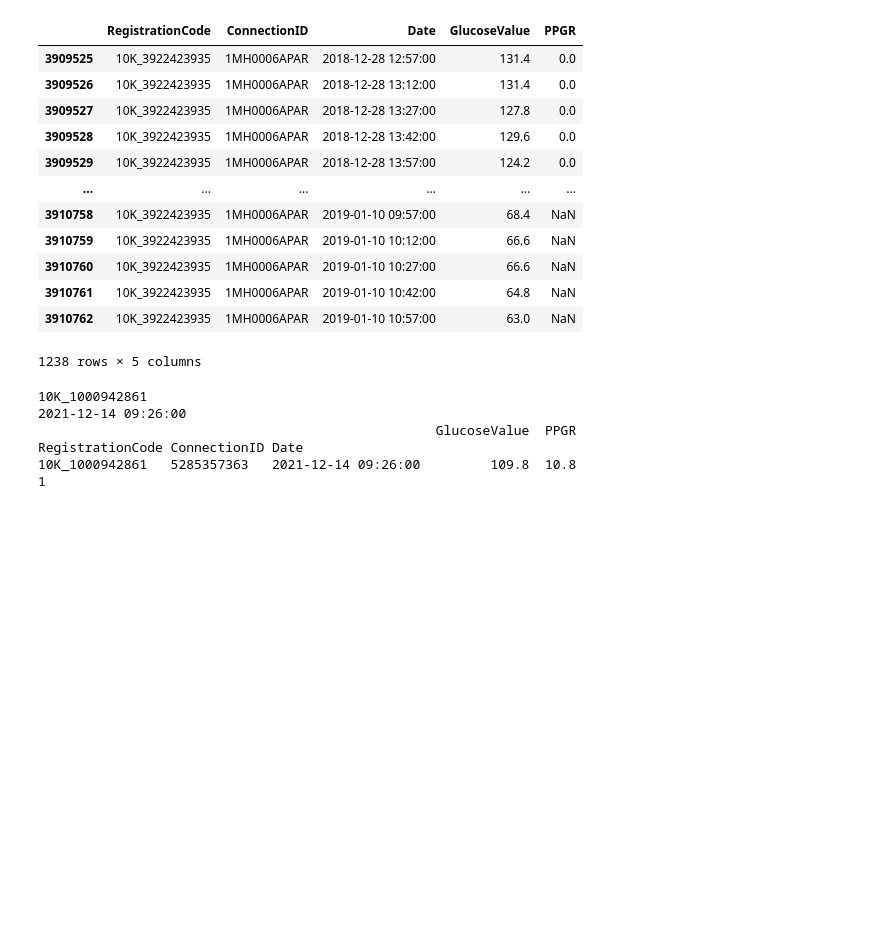
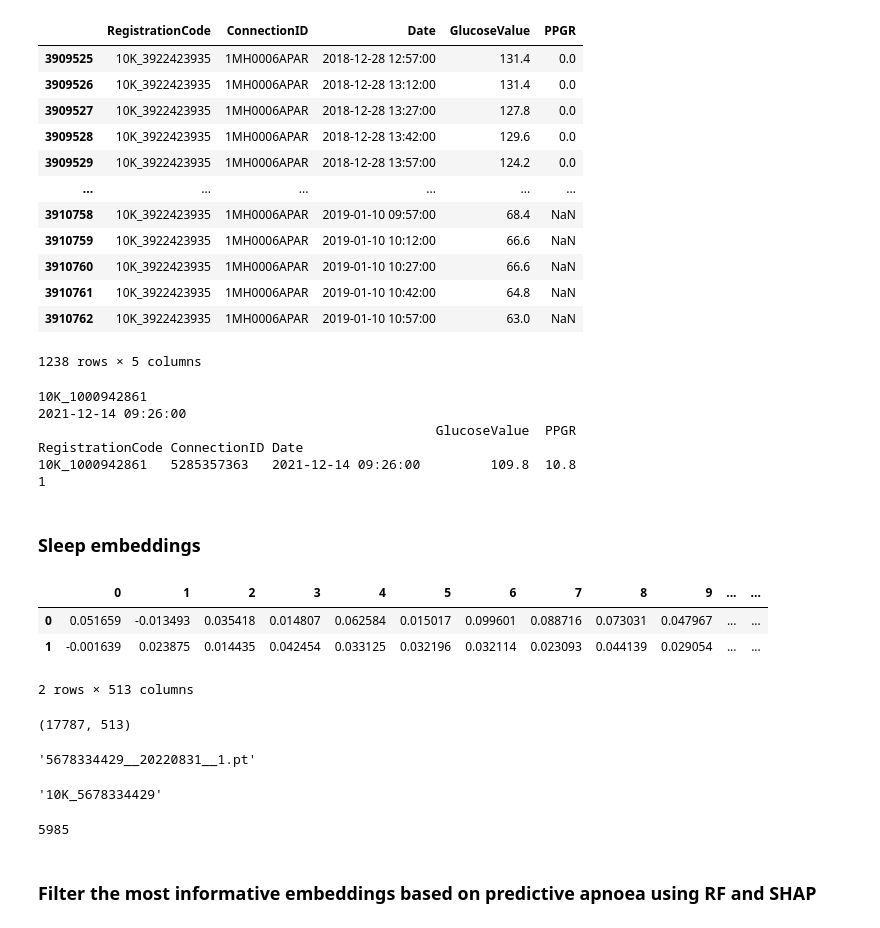
Before and after one commit to gavrielhan/MSc_Thesis, a Jupyter notebook: mk_eval_p_embeddings.ipynb, the cells around one changed output. Saved outputs shown, nothing was run; the diff lists cells and outputs as text; code cells hidden in the pictures; blank space fills up the shorter version.

Commit message:
+ sleep embeddings

```diff
--- a/mk_eval_p_embeddings.ipynb
+++ b/mk_eval_p_embeddings.ipynb
@@ -982,3 +982,34 @@ for (patient, date), daily_data in df_cgm.groupby(['RegistrationCode', 'Date']):
 RegistrationCode ConnectionID Date
 10K_1000942861   5285357363   2021-12-14 09:26:00         109.8  10.8
 1
+# %% [markdown]
+### Sleep embeddings
+# %%
+path_sleep = '/net/mraid20/export/jafar/SleepFM/ssl_sleep/embeddings/all_emb_SSL_CNN_CL_in1_lr0.01_scNone_loss_v1_MaxPool.csv'
+df_sleep = pd.read_csv(path_sleep)
+df_sleep.head(2)
+# %% [output]
+|  | 0 | 1 | 2 | 3 | 4 | 5 | 6 | 7 | 8 | 9 | ... | ... |
+| 0 | 0.051659 | -0.013493 | 0.035418 | 0.014807 | 0.062584 | 0.015017 | 0.099601 | 0.088716 | 0.073031 | 0.047967 | ... | ... |
+| 1 | -0.001639 | 0.023875 | 0.014435 | 0.042454 | 0.033125 | 0.032196 | 0.032114 | 0.023093 | 0.044139 | 0.029054 | ... | ... |
+2 rows × 513 columns
+# %%
+df_sleep.shape
+# %% [output]
+(17787, 513)
+# %%
+df_sleep['Recordings'][0]
+# %% [output]
+'5678334429__20220831__1.pt'
+# %%
+df_sleep['RegistrationCode'] = '10K_' + df_sleep['Recordings'].str.split('__').str[0]
+df_sleep['Date'] = pd.to_datetime(df_sleep['Recordings'].str.split('__').str[1], format='%Y%m%d')
+sum(df_sleep['RegistrationCode'].isin(general_info['RegistrationCode']))
+# %% [output]
+'10K_5678334429'
+# %%
+df_sleep['RegistrationCode'].nunique()
+# %% [output]
+5985
+# %% [markdown]
+### Filter the most informative embeddings based on predictive apnoea using RF and SHAP
```
Also changed, not shown: parts of 2 cells of this notebook.
